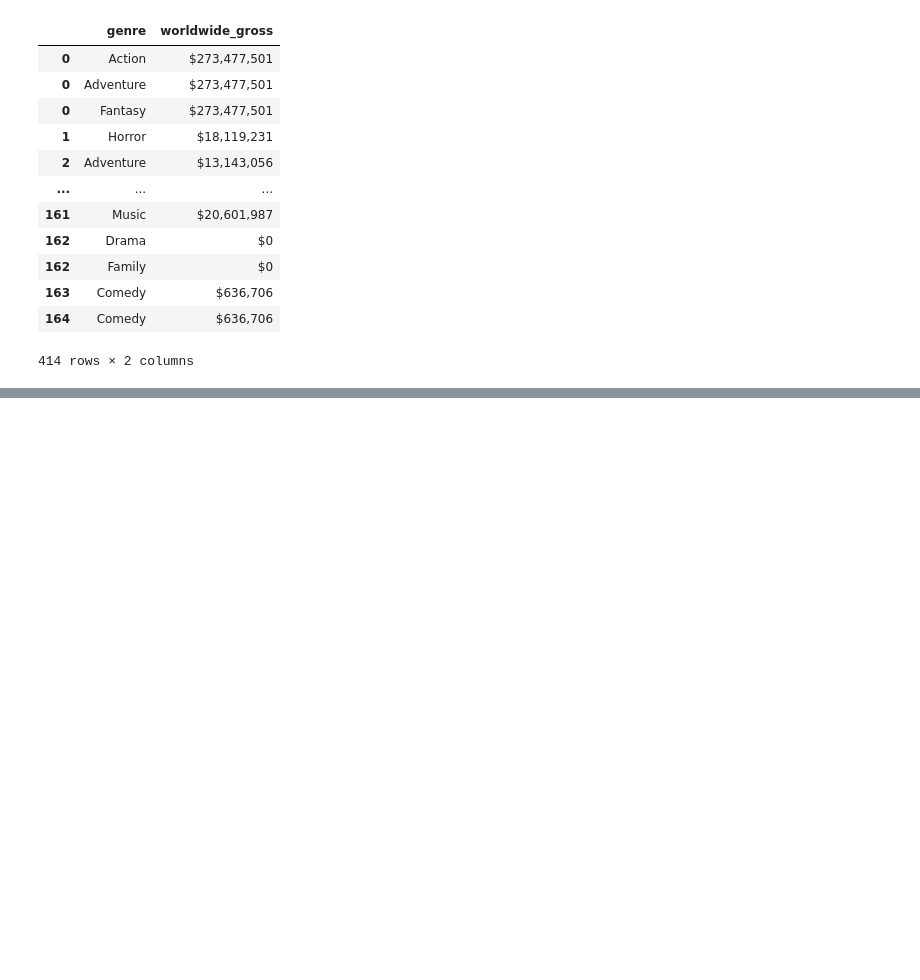
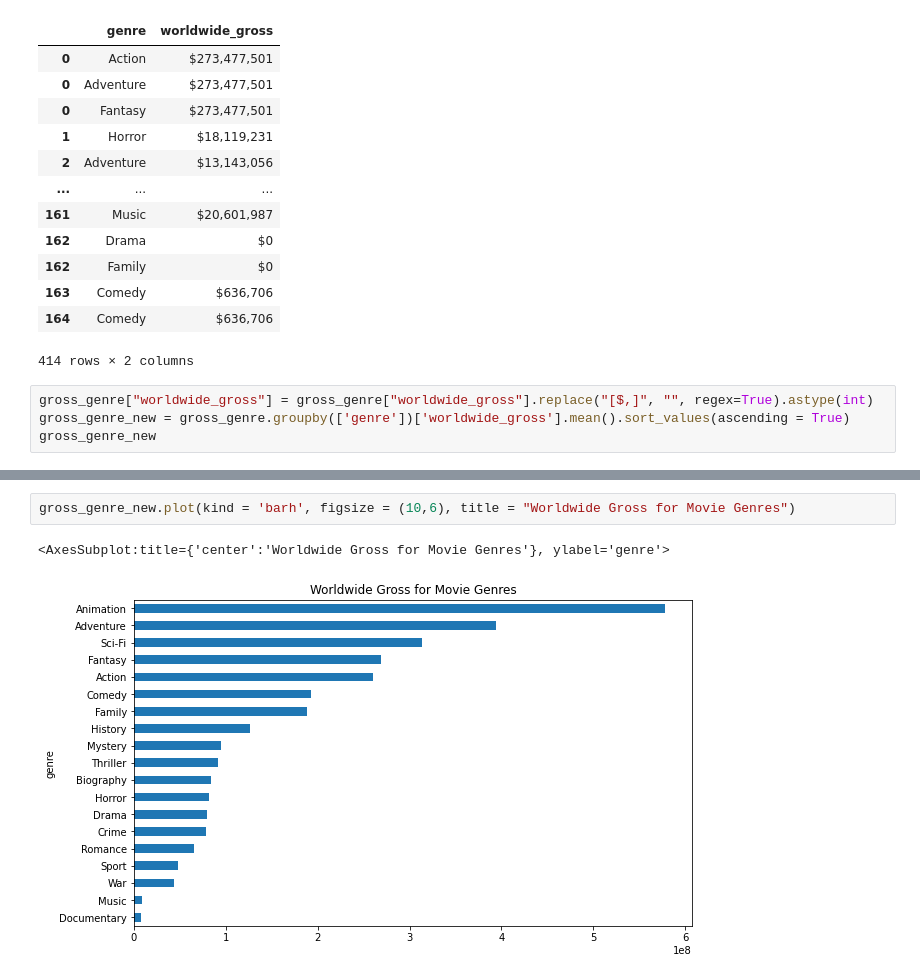
Before and after one commit to VolhaP87/Microsoft_Movie_Analysis, a Jupyter notebook: student.ipynb, the cells around one changed output, grey strips where cells are left out. Saved outputs shown, nothing was run; the diff lists cells and outputs as text; blank space fills up the shorter version.

Commit message:
Visualization

```diff
--- a/student.ipynb
+++ b/student.ipynb
@@ -487,3 +369,7 @@ gross_genre
 | 163 | Comedy | $636,706 |
 | 164 | Comedy | $636,706 |
 414 rows × 2 columns
+# %%
+gross_genre["worldwide_gross"] = gross_genre["worldwide_gross"].replace("[$,]", "", regex=True).astype(int)
+gross_genre_new = gross_genre.groupby(['genre'])['worldwide_gross'].mean().sort_values(ascending = True)
+gross_genre_new
@@ -489,0 +399,5 @@ gross_genre
+# %%
+gross_genre_new.plot(kind = 'barh', figsize = (10,6), title = "Worldwide Gross for Movie Genres")
+# %% [output]
+<AxesSubplot:title={'center':'Worldwide Gross for Movie Genres'}, ylabel='genre'>
+[figure, added]
```
Also changed, not shown: parts of 18 cells of this notebook.
